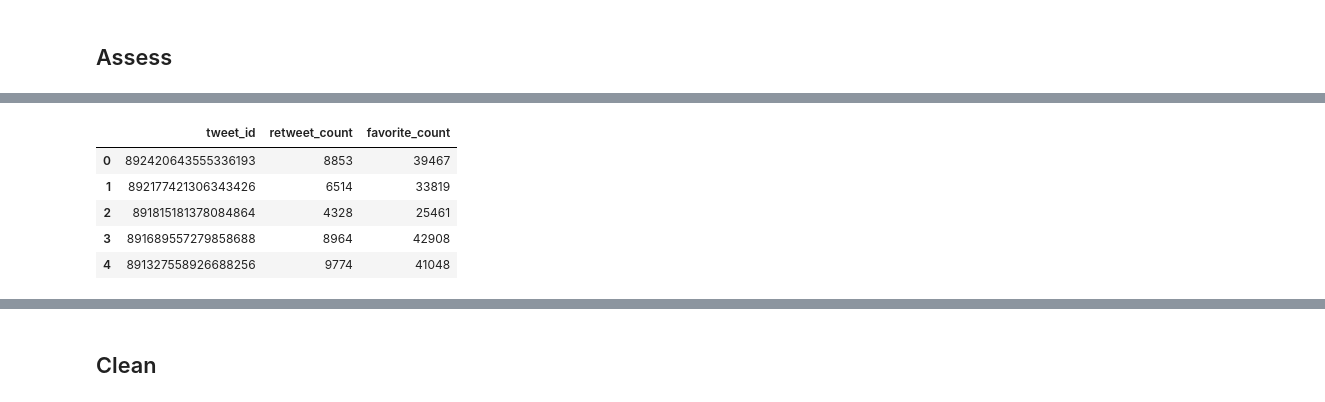
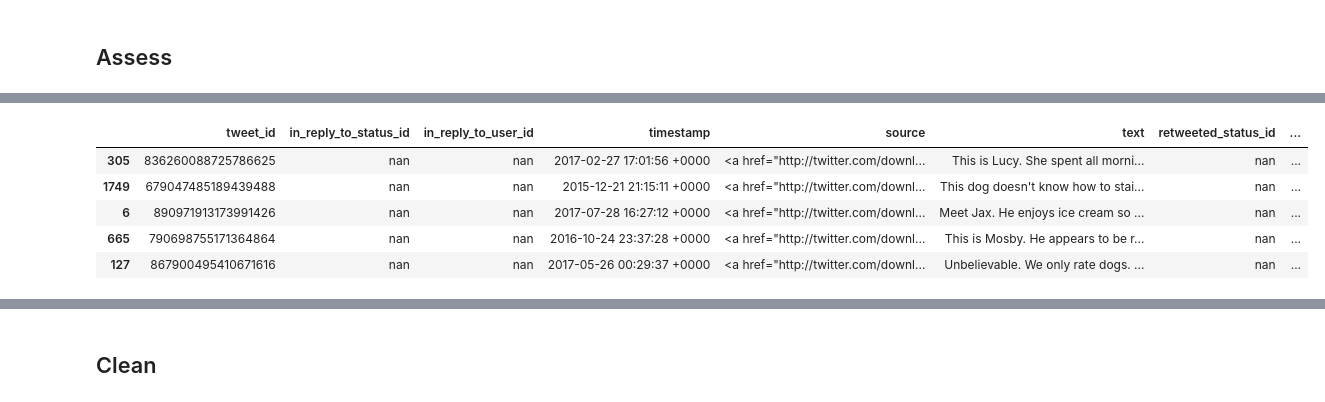
Before and after one commit to PhilipKarns/we_rate_dogs, a Jupyter notebook: wrangle_act.ipynb, the cells around one changed output, grey strips where cells are left out. Saved outputs shown, nothing was run; the diff lists cells and outputs as text; code cells hidden in the pictures.

```diff
--- a/wrangle_act.ipynb
+++ b/wrangle_act.ipynb
@@ -133,9 +113,10 @@ image_predictions_clean.head()
-# %%
-json_info_clean.head()
-# %% [output]
-|  | tweet_id | retweet_count | favorite_count |
-| 0 | 892420643555336193 | 8853 | 39467 |
-| 1 | 892177421306343426 | 6514 | 33819 |
-| 2 | 891815181378084864 | 4328 | 25461 |
-| 3 | 891689557279858688 | 8964 | 42908 |
-| 4 | 891327558926688256 | 9774 | 41048 |
+# %%
+#review for quality and tidiness issues
+twitter_archive_clean.sample(5)
+# %% [output]
+|  | tweet_id | in_reply_to_status_id | in_reply_to_user_id | timestamp | source | text | retweeted_status_id | ... |
+| 305 | 836260088725786625 | nan | nan | 2017-02-27 17:01:56 +0000 | <a href="http://twitter.com/downl... | This is Lucy. She spent all morni... | nan | ... |
+| 1749 | 679047485189439488 | nan | nan | 2015-12-21 21:15:11 +0000 | <a href="http://twitter.com/downl... | This dog doesn't know how to stai... | nan | ... |
+| 6 | 890971913173991426 | nan | nan | 2017-07-28 16:27:12 +0000 | <a href="http://twitter.com/downl... | Meet Jax. He enjoys ice cream so ... | nan | ... |
+| 665 | 790698755171364864 | nan | nan | 2016-10-24 23:37:28 +0000 | <a href="http://twitter.com/downl... | This is Mosby. He appears to be r... | nan | ... |
+| 127 | 867900495410671616 | nan | nan | 2017-05-26 00:29:37 +0000 | <a href="http://twitter.com/downl... | Unbelievable. We only rate dogs. ... | nan | ... |
```
Also changed, not shown: parts of 18 cells of this notebook.
